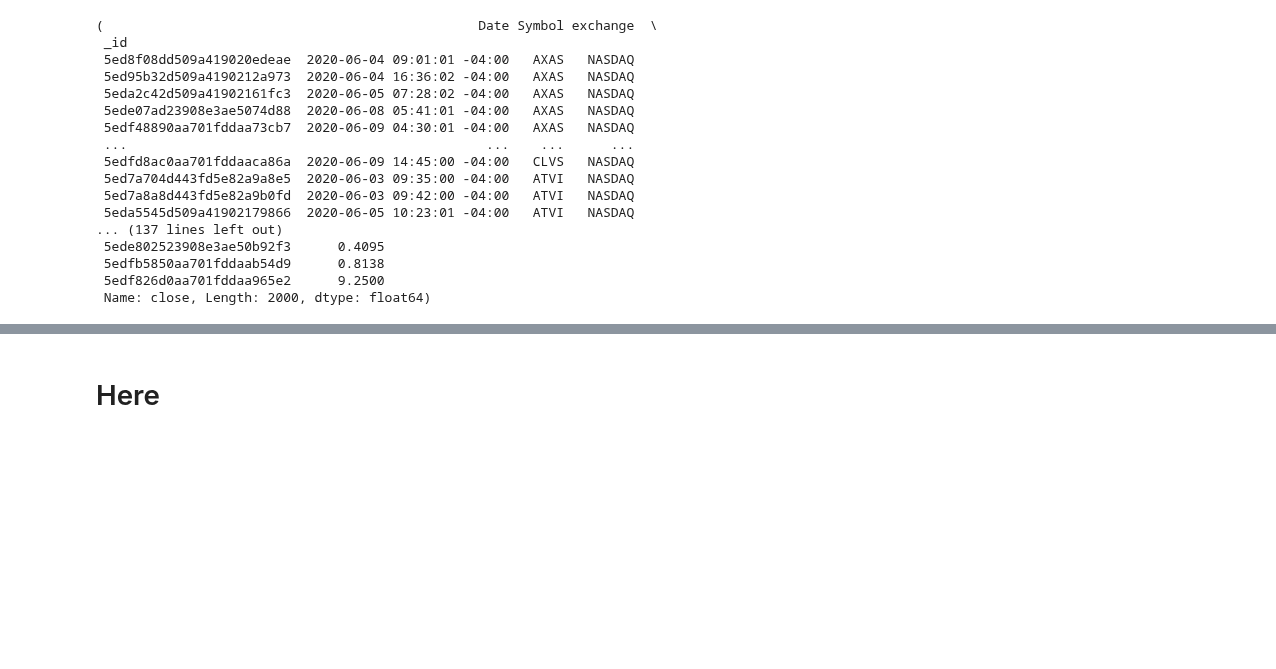
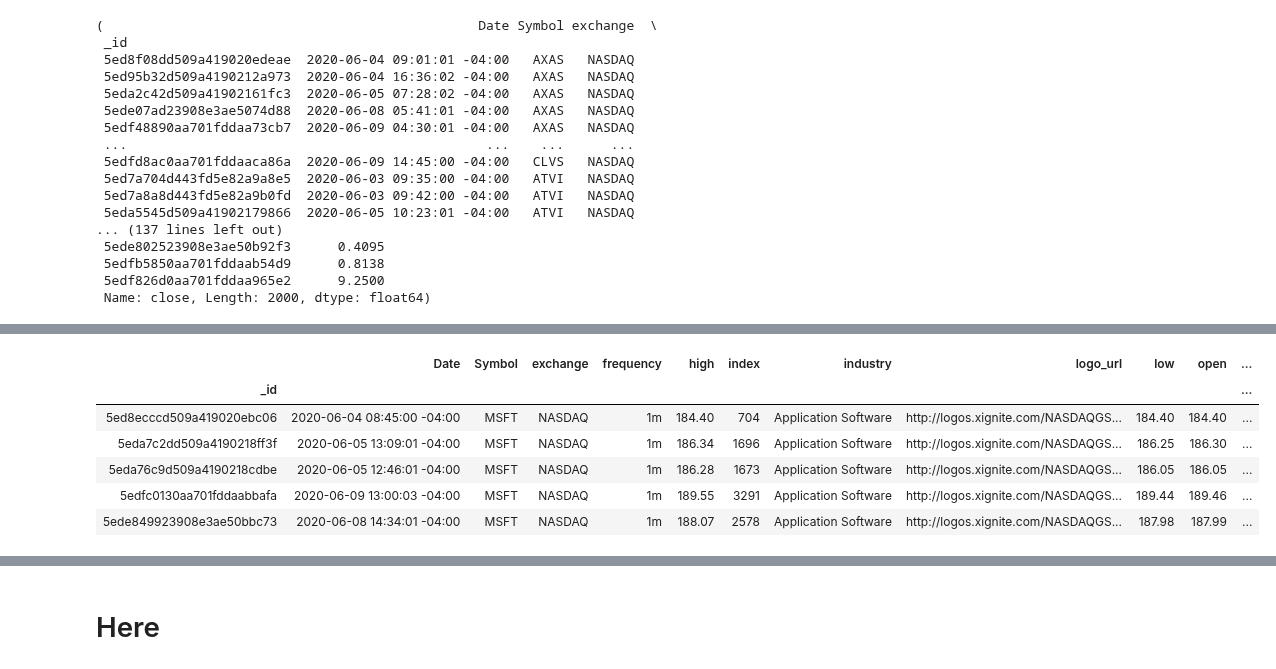
Before and after one commit to jcanque777/stock_market_data_prediction, a Jupyter notebook: msft_data.ipynb, the cells around one changed output, grey strips where cells are left out. Cells and saved outputs as stored; diff of their text form; code cells hidden in the pictures; blank space fills up the shorter version.

```diff
--- a/msft_data.ipynb
+++ b/msft_data.ipynb
@@ -2396,0 +2401,2 @@ X_train, X_test, y_train, y_test = train_test_split(
+# %%
+model_pipeline.fit(X_train, y_train)
@@ -2396,0 +2457,7 @@ X_train, X_test, y_train, y_test = train_test_split(
+# %%
+X, y = prepare_data(msft_intraday_df)
+# %%
+X_train, X_test, y_train, y_test = train_test_split(
+    X, y, test_size=0.2, random_state=42)
+# %%
+model_pipeline.fit(X_train, y_train)
@@ -2396,0 +2540,10 @@ X_train, X_test, y_train, y_test = train_test_split(
+# %%
+X_train.head()
+# %% [output]
+|  | Date | Symbol | exchange | frequency | high | index | industry | logo_url | low | open | ... |
+| _id |  |  |  |  |  |  |  |  |  |  | ... |
+| 5ed8ecccd509a419020ebc06 | 2020-06-04 08:45:00 -04:00 | MSFT | NASDAQ | 1m | 184.40 | 704 | Application Software | http://logos.xignite.com/NASDAQGS... | 184.40 | 184.40 | ... |
+| 5eda7c2dd509a4190218ff3f | 2020-06-05 13:09:01 -04:00 | MSFT | NASDAQ | 1m | 186.34 | 1696 | Application Software | http://logos.xignite.com/NASDAQGS... | 186.25 | 186.30 | ... |
+| 5eda76c9d509a4190218cdbe | 2020-06-05 12:46:01 -04:00 | MSFT | NASDAQ | 1m | 186.28 | 1673 | Application Software | http://logos.xignite.com/NASDAQGS... | 186.05 | 186.05 | ... |
+| 5edfc0130aa701fddaabbafa | 2020-06-09 13:00:03 -04:00 | MSFT | NASDAQ | 1m | 189.55 | 3291 | Application Software | http://logos.xignite.com/NASDAQGS... | 189.44 | 189.46 | ... |
+| 5ede849923908e3ae50bbc73 | 2020-06-08 14:34:01 -04:00 | MSFT | NASDAQ | 1m | 188.07 | 2578 | Application Software | http://logos.xignite.com/NASDAQGS... | 187.98 | 187.99 | ... |
```
Also changed, not shown: parts of 34 cells of this notebook.
